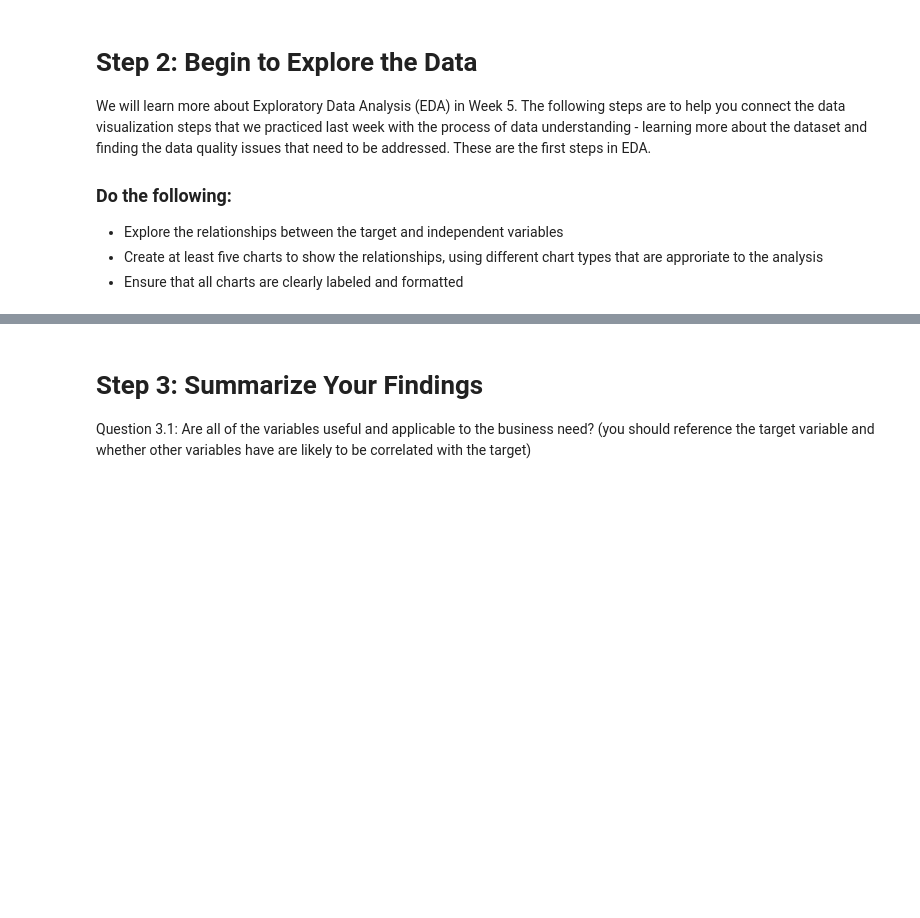
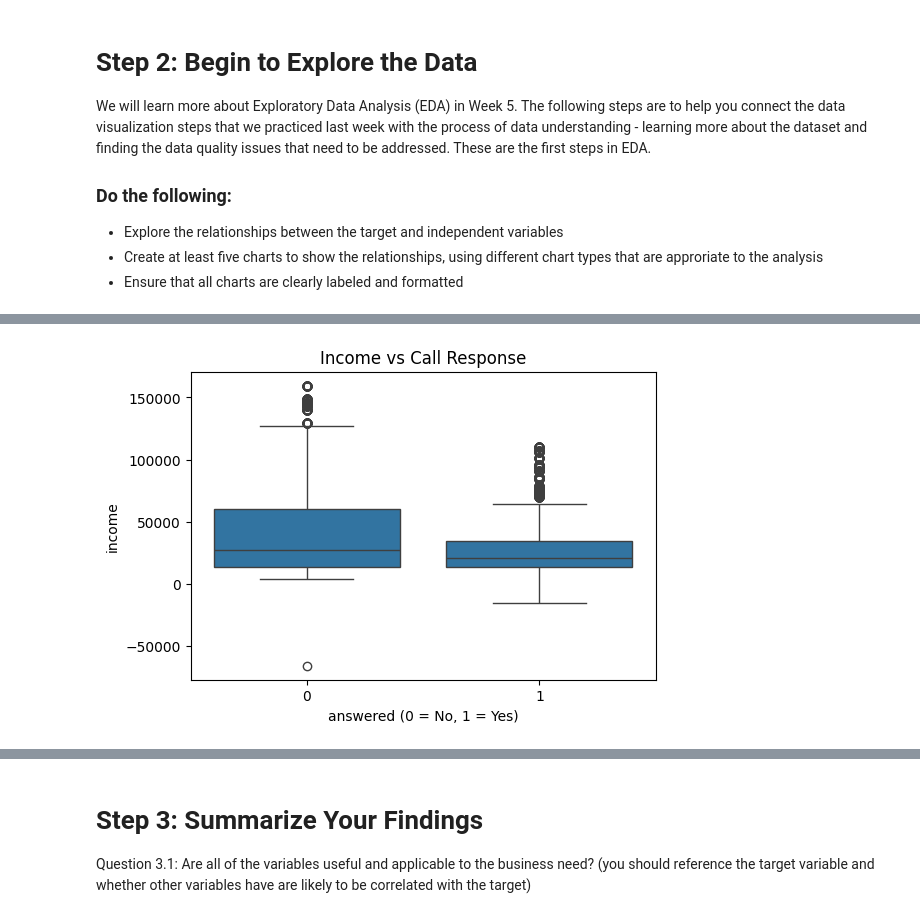
Before and after one commit to KostenK-cloud/My-files-for-IS-4487, a Jupyter notebook: Assignments/assignment_04_data_understanding.ipynb, the cells around one changed output, grey strips where cells are left out. Drawn from its saved outputs; the diff is of its cells as text; code cells hidden in the pictures; blank space fills up the shorter version.

```diff
--- a/Assignments/assignment_04_data_understanding.ipynb
+++ b/Assignments/assignment_04_data_understanding.ipynb
@@ -99,8 +143,10 @@ plt.show()
 # %%
 plt.figure(figsize=(6,4))
-sns.boxplot(x='Answered', y='Income', data=df)
+sns.boxplot(x = 'answered', y='income', data=df)
 plt.title('Income vs Call Response')
-plt.xlabel('Answered (0 = No, 1 = Yes)')
-plt.ylabel('Income')
+plt.xlabel('answered (0 = No, 1 = Yes)')
+plt.ylabel('income')
 plt.show()
+# %% [output]
+[figure, added]
 # %%
```
Also changed, not shown: parts of 9 cells of this notebook.
